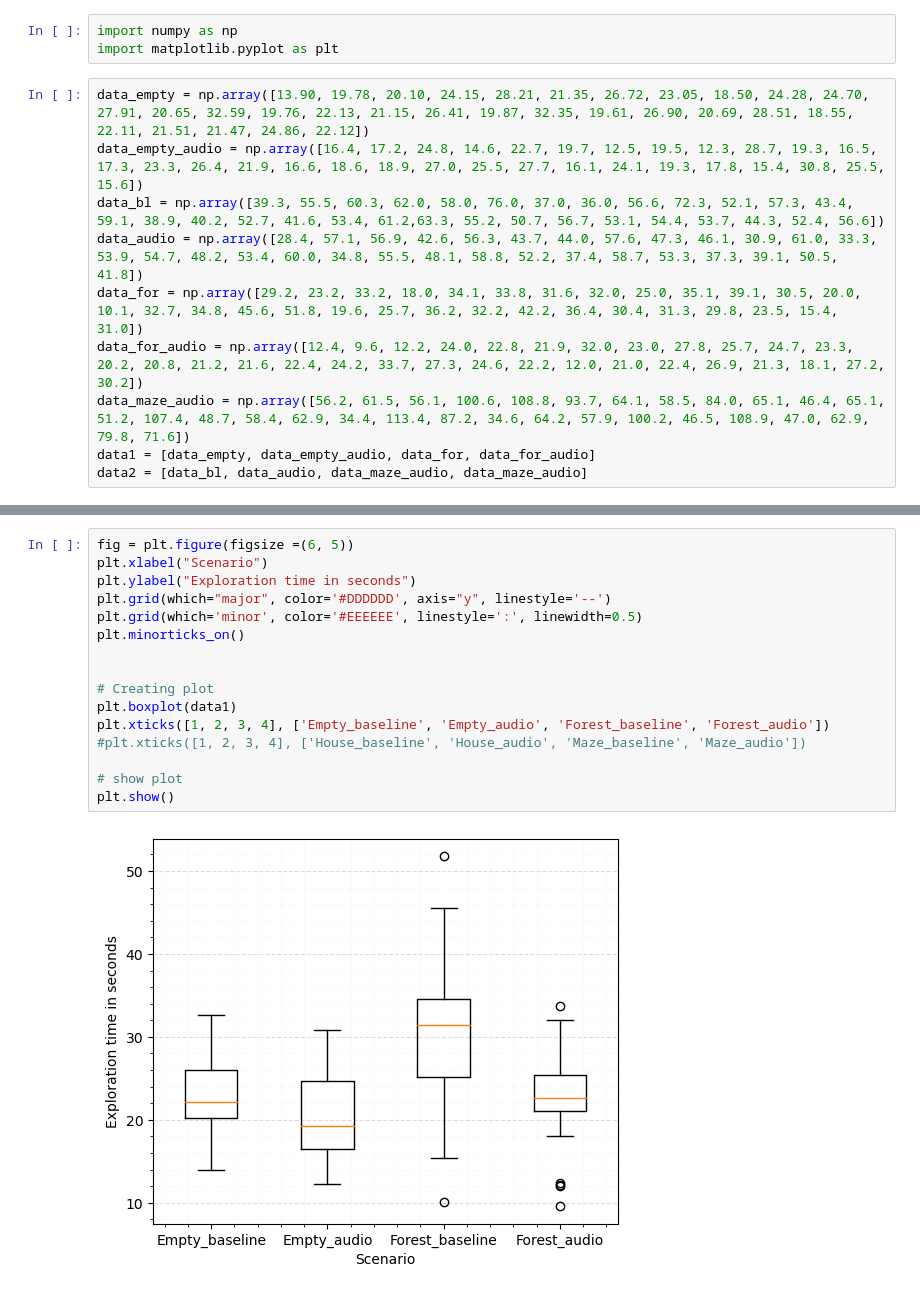
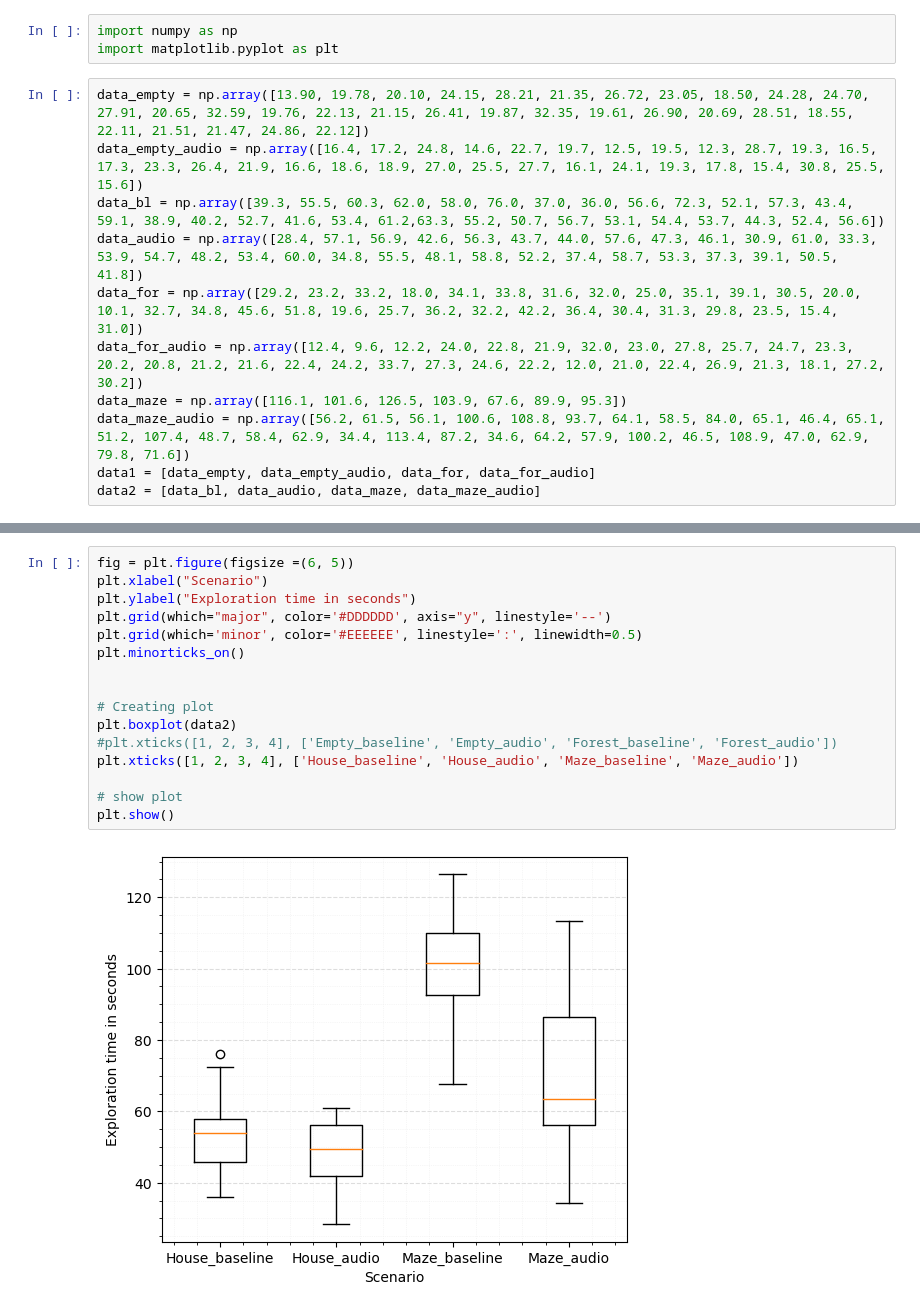
Before and after one commit to pellewiersma/IER_2023, a Jupyter notebook: Util/visualizations.ipynb, the cells around one changed output, grey strips where cells are left out. Cells and saved outputs as stored; diff of their text form.

```diff
--- a/Util/visualizations.ipynb
+++ b/Util/visualizations.ipynb
@@ -39,7 +39,8 @@ data_bl = np.array([39.3, 55.5, 60.3, 62.0, 58.0, 76.0, 37.0, 36.0, 56.6, 72.3,
 data_audio = np.array([28.4, 57.1, 56.9, 42.6, 56.3, 43.7, 44.0, 57.6, 47.3, 46.1, 30.9, 61.0, 33.3, 53.9, 54.7, 48.2, 53.4, 60.0, 34.8, 55.5, 48.1, 58.8, 52.2, 37.4, 58.7, 53.3, 37.3, 39.1, 50.5, 41.8])
 data_for = np.array([29.2, 23.2, 33.2, 18.0, 34.1, 33.8, 31.6, 32.0, 25.0, 35.1, 39.1, 30.5, 20.0, 10.1, 32.7, 34.8, 45.6, 51.8, 19.6, 25.7, 36.2, 32.2, 42.2, 36.4, 30.4, 31.3, 29.8, 23.5, 15.4, 31.0])
 data_for_audio = np.array([12.4, 9.6, 12.2, 24.0, 22.8, 21.9, 32.0, 23.0, 27.8, 25.7, 24.7, 23.3, 20.2, 20.8, 21.2, 21.6, 22.4, 24.2, 33.7, 27.3, 24.6, 22.2, 12.0, 21.0, 22.4, 26.9, 21.3, 18.1, 27.2, 30.2])
+data_maze = np.array([116.1, 101.6, 126.5, 103.9, 67.6, 89.9, 95.3])
 data_maze_audio = np.array([56.2, 61.5, 56.1, 100.6, 108.8, 93.7, 64.1, 58.5, 84.0, 65.1, 46.4, 65.1, 51.2, 107.4, 48.7, 58.4, 62.9, 34.4, 113.4, 87.2, 34.6, 64.2, 57.9, 100.2, 46.5, 108.9, 47.0, 62.9, 79.8, 71.6])
 data1 = [data_empty, data_empty_audio, data_for, data_for_audio]
-data2 = [data_bl, data_audio, data_maze_audio, data_maze_audio]
+data2 = [data_bl, data_audio, data_maze, data_maze_audio]
 # %%
@@ -54,18 +55,18 @@ print("{:.1f}".format(sd))
 # %%
 fig = plt.figure(figsize =(6, 5))
 plt.xlabel("Scenario")
 plt.ylabel("Exploration time in seconds")
 plt.grid(which="major", color='#DDDDDD', axis="y", linestyle='--')
 plt.grid(which='minor', color='#EEEEEE', linestyle=':', linewidth=0.5)
 plt.minorticks_on()
 
 
 # Creating plot
-plt.boxplot(data1)
-plt.xticks([1, 2, 3, 4], ['Empty_baseline', 'Empty_audio', 'Forest_baseline', 'Forest_audio'])
-#plt.xticks([1, 2, 3, 4], ['House_baseline', 'House_audio', 'Maze_baseline', 'Maze_audio'])
+plt.boxplot(data2)
+#plt.xticks([1, 2, 3, 4], ['Empty_baseline', 'Empty_audio', 'Forest_baseline', 'Forest_audio'])
+plt.xticks([1, 2, 3, 4], ['House_baseline', 'House_audio', 'Maze_baseline', 'Maze_audio'])
 
 # show plot
 plt.show()
 # %% [output]
-[figure, old version]
+[figure, new version]
```
Also changed, not shown: parts of 1 cell of this notebook, 4 other files.
